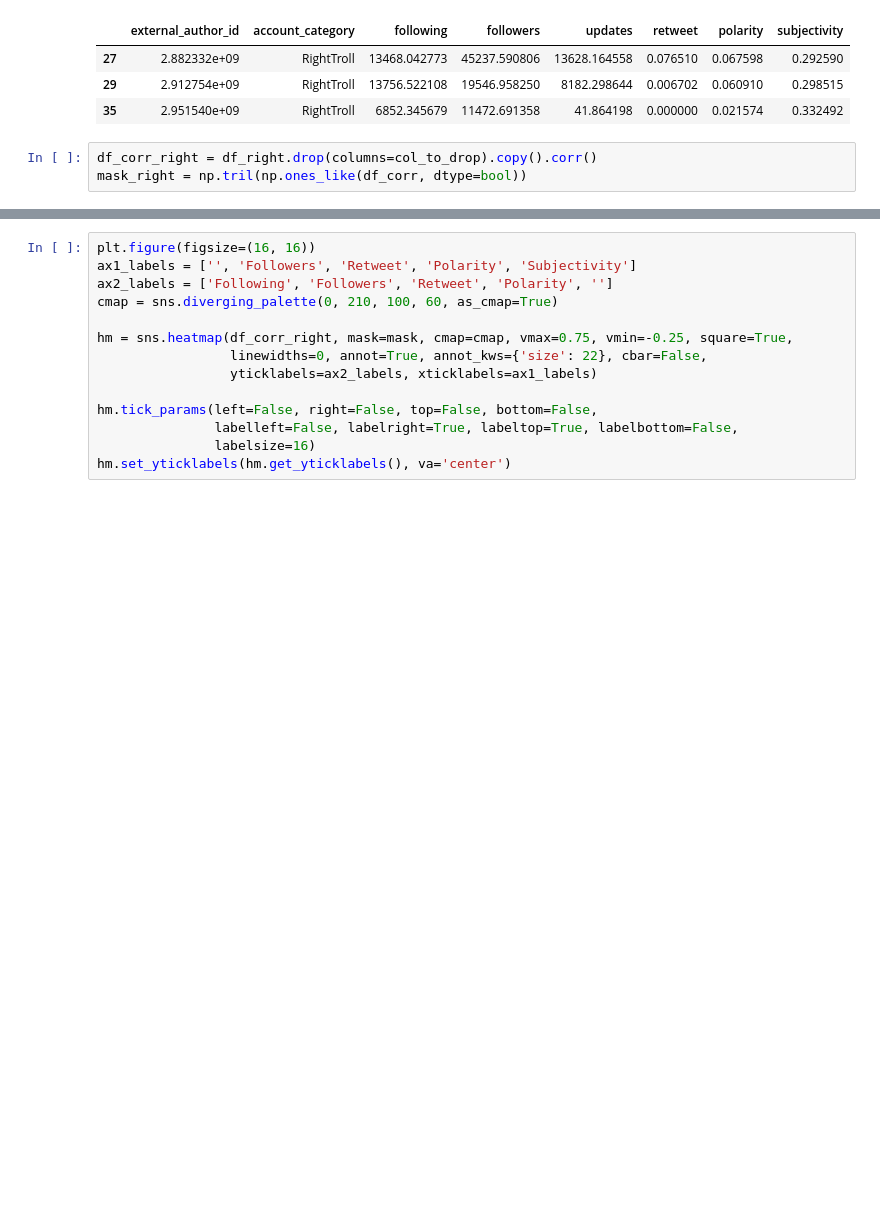
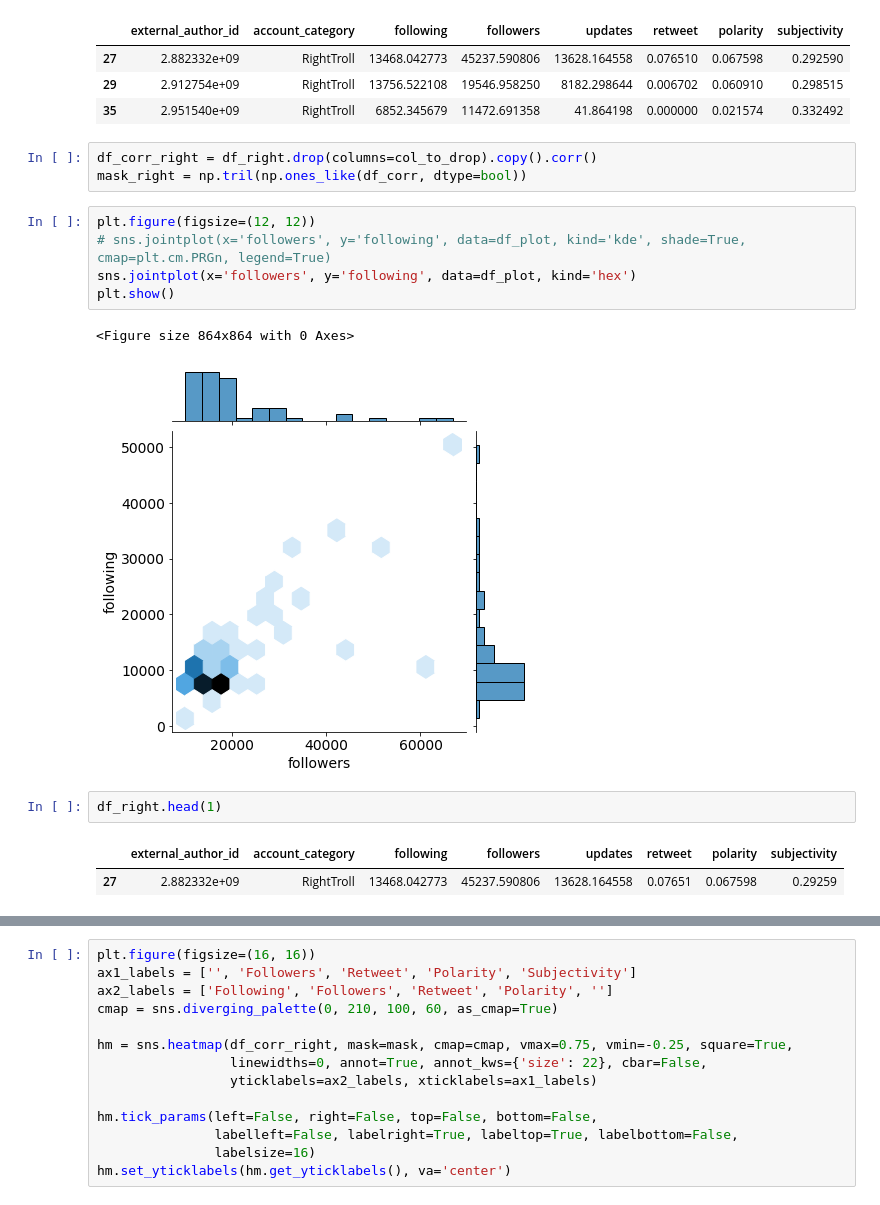
Before and after one commit to fahm1/portfolio, a Jupyter notebook: Troll Tweet Analysis/tweet_analysis_notebook.ipynb, the cells around one changed output, grey strips where cells are left out. Saved outputs shown, nothing was run; the diff lists cells and outputs as text; blank space fills up the shorter version.

```diff
--- a/Troll Tweet Analysis/tweet_analysis_notebook.ipynb
+++ b/Troll Tweet Analysis/tweet_analysis_notebook.ipynb
@@ -456,3 +461,16 @@ df_right.head(3)
 # %%
 df_corr_right = df_right.drop(columns=col_to_drop).copy().corr()
 mask_right = np.tril(np.ones_like(df_corr, dtype=bool))
+# %%
+plt.figure(figsize=(12, 12))
+# sns.jointplot(x='followers', y='following', data=df_plot, kind='kde', shade=True, cmap=plt.cm.PRGn, legend=True)
+sns.jointplot(x='followers', y='following', data=df_plot, kind='hex')
+plt.show()
+# %% [output]
+<Figure size 864x864 with 0 Axes>
+[figure, added]
+# %%
+df_right.head(1)
+# %% [output]
+|  | external_author_id | account_category | following | followers | updates | retweet | polarity | subjectivity |
+| 27 | 2.882332e+09 | RightTroll | 13468.042773 | 45237.590806 | 13628.164558 | 0.07651 | 0.067598 | 0.29259 |
```
Also changed, not shown: parts of 5 cells of this notebook, 2 other files.
